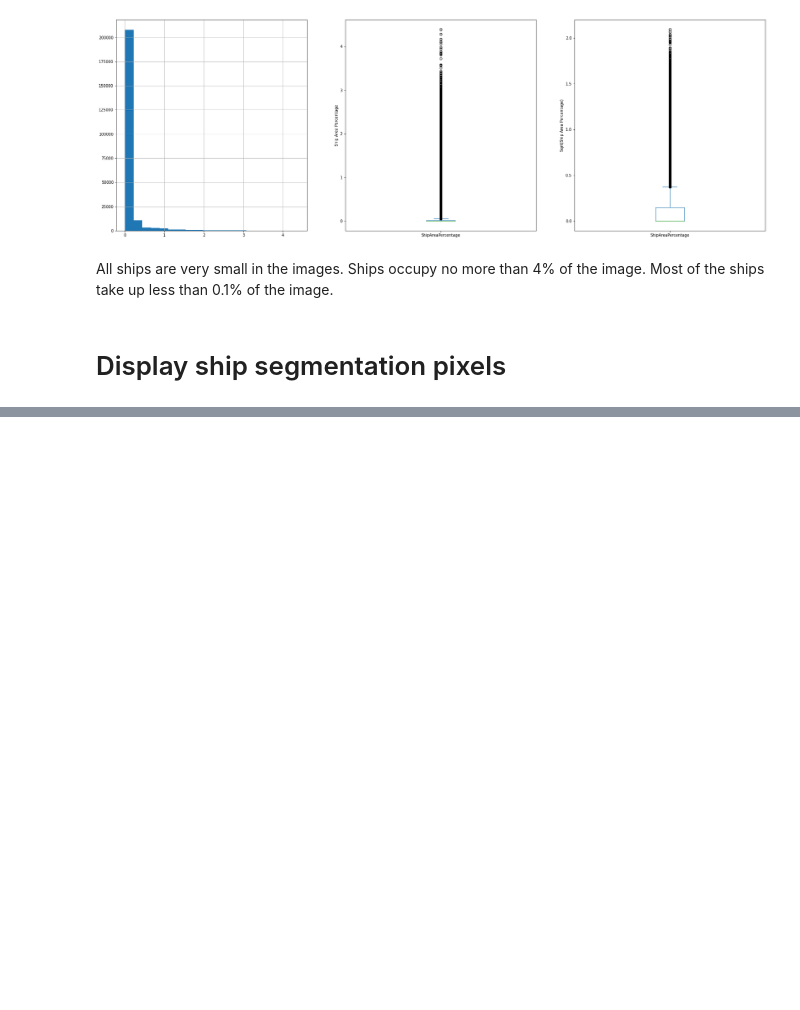
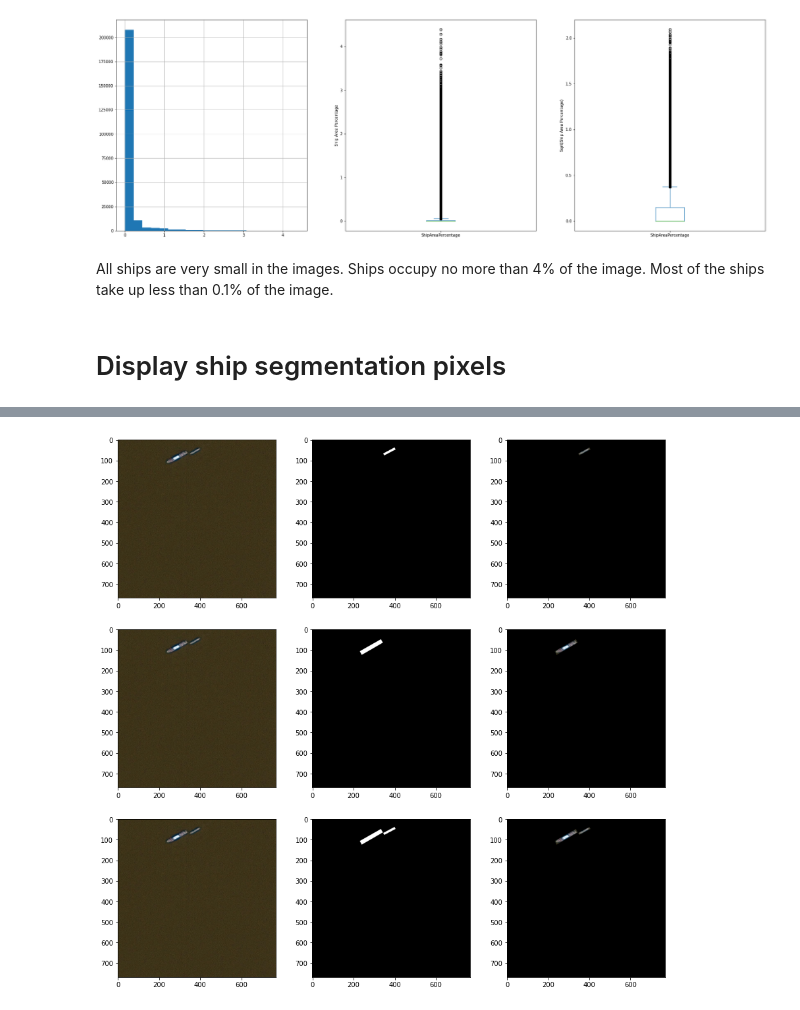
Before and after one commit to VLADISLAV008/Airbus-Ship-Detection-Challenge, a Jupyter notebook: data-analysis.ipynb, the cells around one changed output, grey strips where cells are left out. Cells and saved outputs as stored; diff of their text form; code cells hidden in the pictures; blank space fills up the shorter version.

```diff
--- a/data-analysis.ipynb
+++ b/data-analysis.ipynb
@@ -177,0 +231,6 @@ segmentations[segmentations['ImageId'] == '0006c52e8.jpg']
+# %%
+image_id = '007534159.jpg'
+show_image_with_encoded_pixels(image_id)
+segmentations[segmentations['ImageId'] == image_id]
+# %% [output]
+[figure, added]
```
Also changed, not shown: parts of 20 cells of this notebook.
